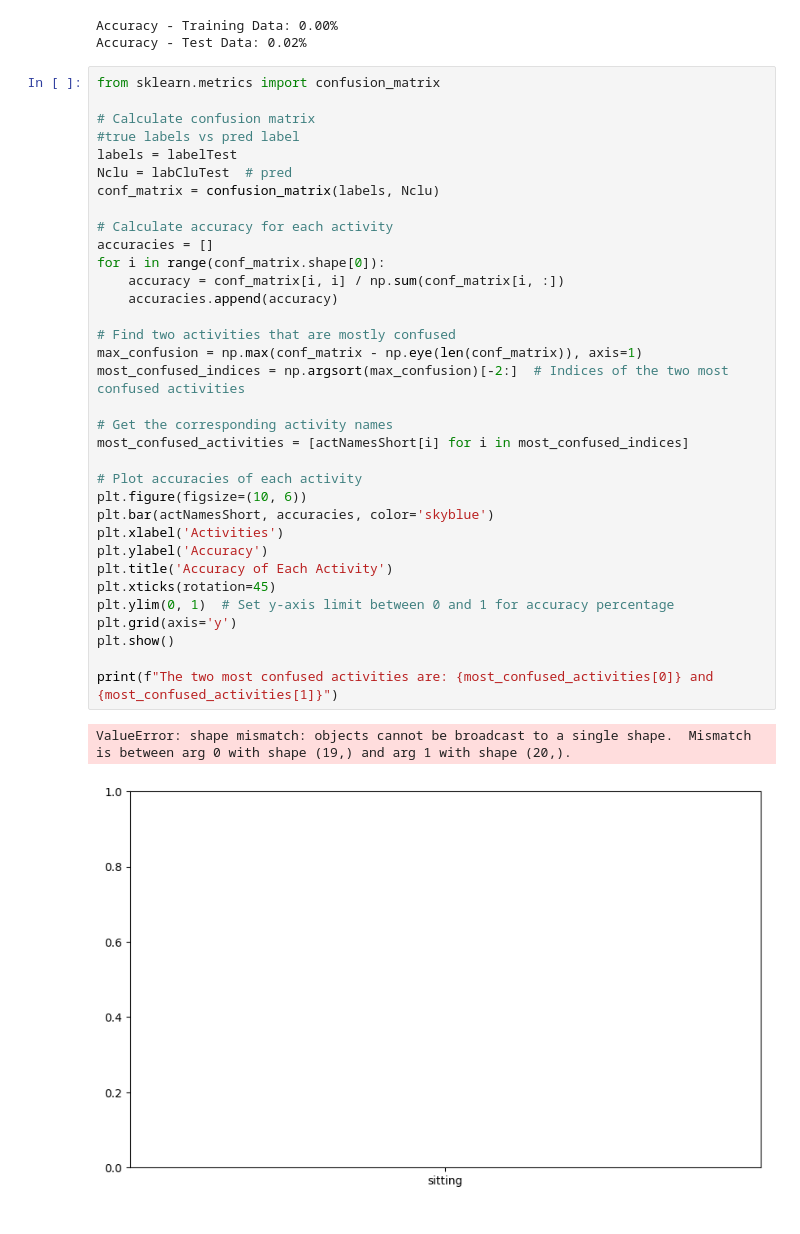
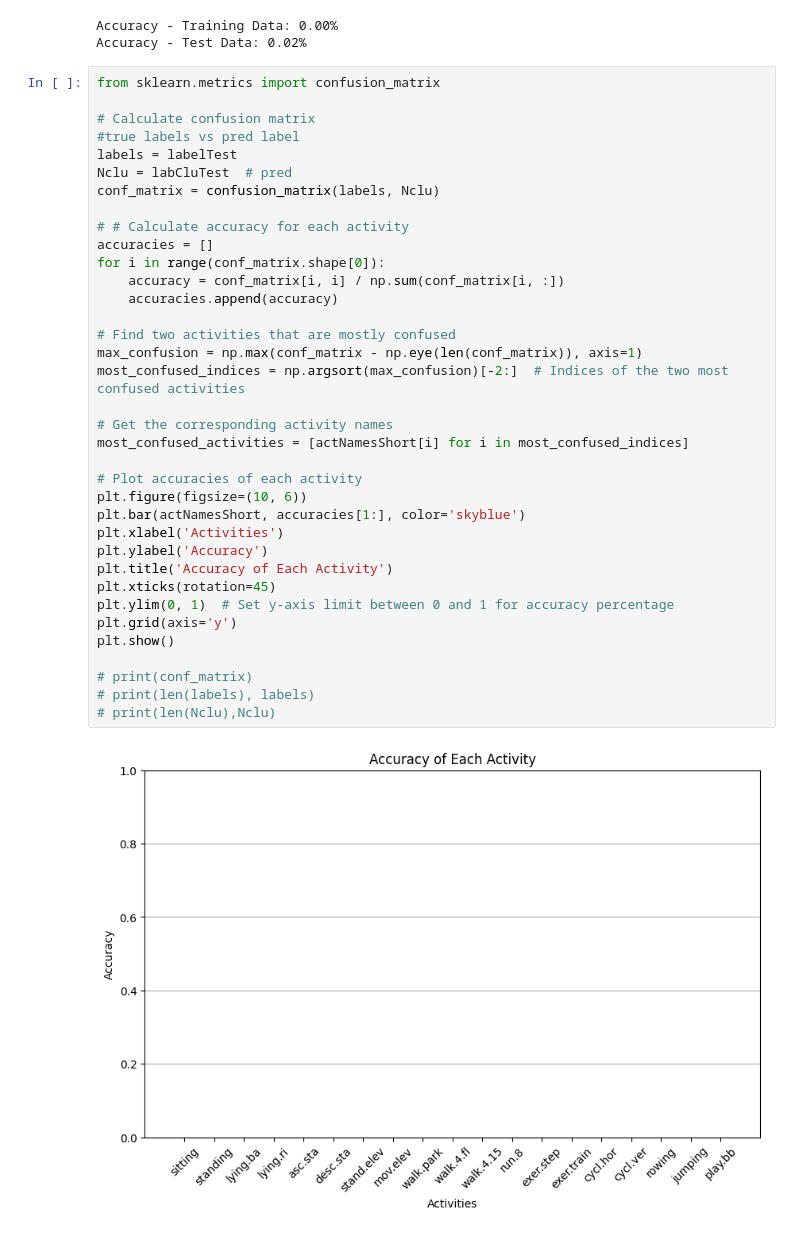
Before and after one commit to A-M-Alizadeh/Health, a Jupyter notebook: lab 4/Lab4_Acrtivities(ICT).ipynb, the cells around one changed output. Saved outputs shown, nothing was run; the diff lists cells and outputs as text.

```diff
--- a/lab 4/Lab4_Acrtivities(ICT).ipynb
+++ b/lab 4/Lab4_Acrtivities(ICT).ipynb
@@ -420,35 +420,36 @@ from sklearn.metrics import confusion_matrix
 
 # Calculate confusion matrix
 #true labels vs pred label
 labels = labelTest
 Nclu = labCluTest  # pred
 conf_matrix = confusion_matrix(labels, Nclu)
 
-# Calculate accuracy for each activity
+# # Calculate accuracy for each activity
 accuracies = []
 for i in range(conf_matrix.shape[0]):
     accuracy = conf_matrix[i, i] / np.sum(conf_matrix[i, :])
     accuracies.append(accuracy)
 
 # Find two activities that are mostly confused
 max_confusion = np.max(conf_matrix - np.eye(len(conf_matrix)), axis=1)
 most_confused_indices = np.argsort(max_confusion)[-2:]  # Indices of the two most confused activities
 
 # Get the corresponding activity names
 most_confused_activities = [actNamesShort[i] for i in most_confused_indices]
 
 # Plot accuracies of each activity
 plt.figure(figsize=(10, 6))
-plt.bar(actNamesShort, accuracies, color='skyblue')
+plt.bar(actNamesShort, accuracies[1:], color='skyblue')
 plt.xlabel('Activities')
 plt.ylabel('Accuracy')
 plt.title('Accuracy of Each Activity')
 plt.xticks(rotation=45)
 plt.ylim(0, 1)  # Set y-axis limit between 0 and 1 for accuracy percentage
 plt.grid(axis='y')
 plt.show()
 
-print(f"The two most confused activities are: {most_confused_activities[0]} and {most_confused_activities[1]}")
+# print(conf_matrix)
+# print(len(labels), labels)
+# print(len(Nclu),Nclu)
 # %% [output]
-ValueError: shape mismatch: objects cannot be broadcast to a single shape.  Mismatch is between arg 0 with shape (19,) and arg 1 with shape (20,).
-[figure, old version]
+[figure, new version]
```
Also changed, not shown: parts of 1 cell of this notebook, 3 other files.
